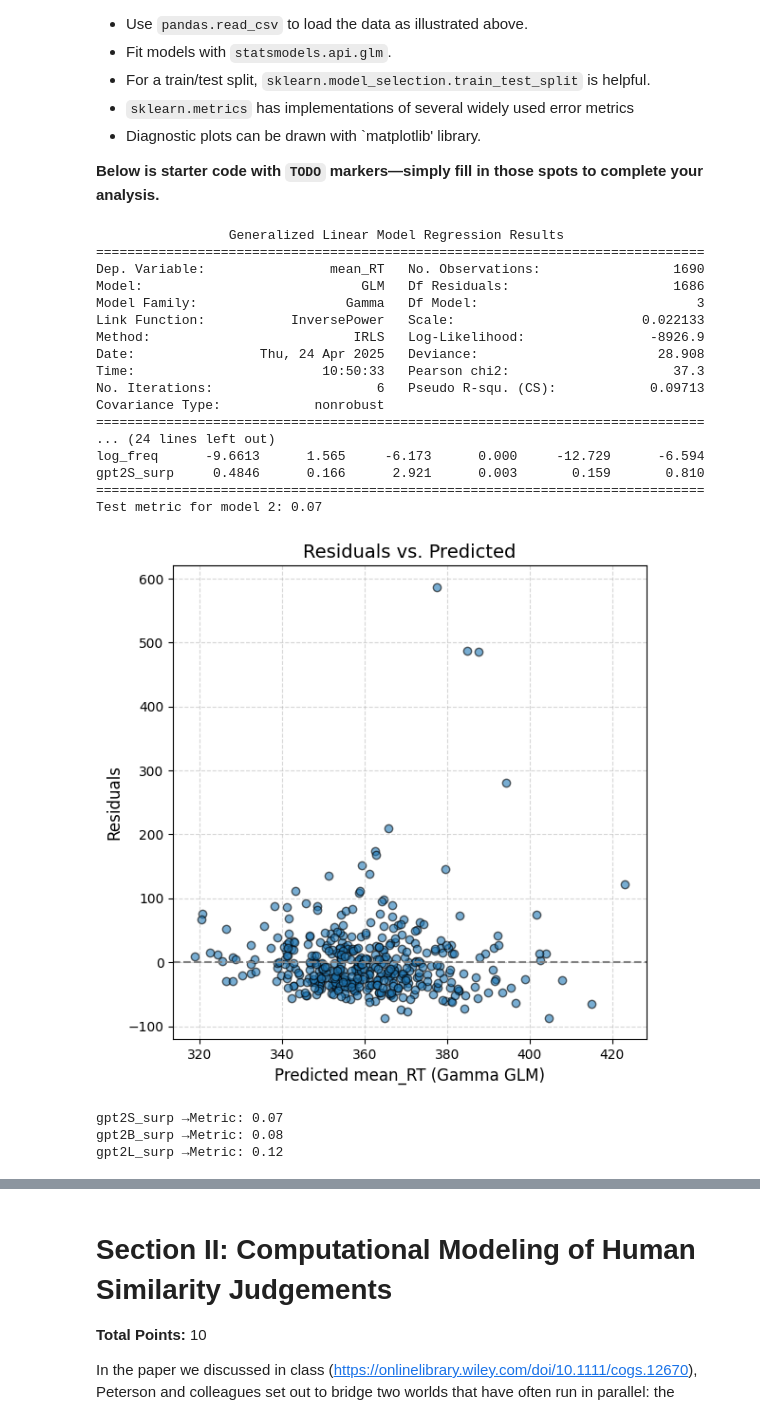
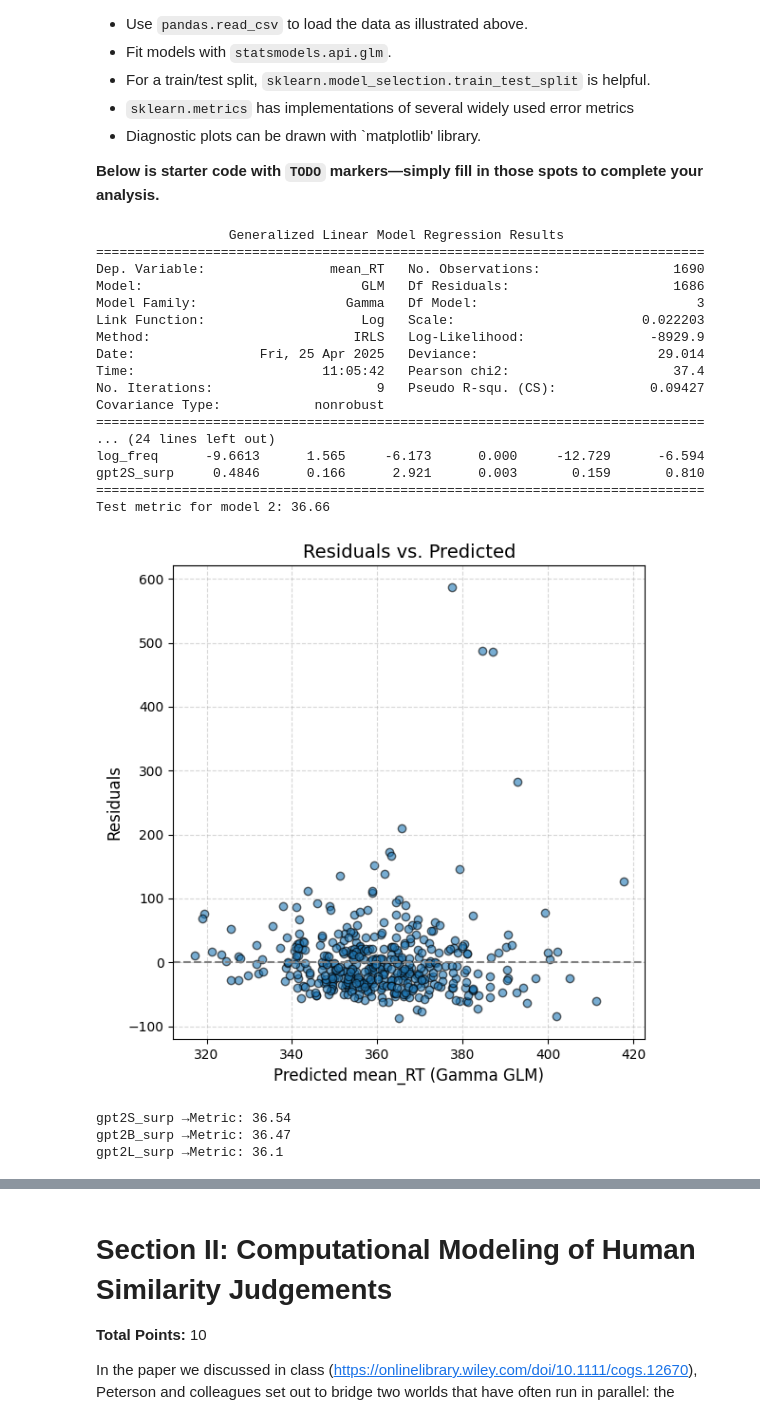
Before and after one commit to holliwood8/cogs202-notebooks, a Jupyter notebook: Homework1/HW1.ipynb, the cells around one changed output, grey strips where cells are left out. Saved outputs shown, nothing was run; the diff lists cells and outputs as text; code cells hidden in the pictures.

```diff
--- a/Homework1/HW1.ipynb
+++ b/Homework1/HW1.ipynb
@@ -263,7 +263,7 @@ Using your selected GLM family, fit three separate models—each including only
 import pandas as pd
 import statsmodels.api as sm
 from sklearn.model_selection import train_test_split
-from sklearn.metrics import mean_squared_error, r2_score
+from sklearn.metrics import mean_absolute_error
 import numpy as np
 
 def construct_design_matrix(df, predictors, target, add_intercept=True):
@@ -324,7 +324,7 @@ def fit_glm(X, y, family_name=None):
         "gaussian": sm.families.Gaussian(sm.families.links.Identity()),
         "poisson" : sm.families.Poisson(),
         "logistic": sm.families.Binomial(),
-        "gamma": sm.families.Gamma()
+        "gamma": sm.families.Gamma(sm.families.links.Log()),
     }
 
     # ------------------------------------------------------------------------------------
@@ -363,9 +363,9 @@ print(m1.summary())
 # Predict & compute test prediction error
 preds_1 = m1.predict(X_test)
 # ------------------------------------------------------------------------------------------------------------------------------------------
-# TODO 6– Compute the error metric to evaluate the goodnest of your predictions. Replace 'chosen_error_metric' with your chosen metric
+# TODO 6– Compute the error metric to evaluate the goodness of your predictions. Replace 'chosen_error_metric' with your chosen metric
 # ---------------------------------------------------------------------------------------------------------------------------------------
-metric_1 = np.round(r2_score(y_test, preds_1), decimals=2)
+metric_1 = np.round(mean_absolute_error(y_test, preds_1), decimals=2)
 print("Test metric for model 1:", metric_1)
 
 
@@ -381,7 +381,7 @@ preds_2 = m2.predict(X_test)
 # ------------------------------------------------------------------------------------------------------------
 # TODO 8– Compute the error metric to evaluate the goodnest of your predictions for the second model. Replace 'chosen_error_metric' with your chosen metric
 # ------------------------------------------------------------------------------------------------------------
-metric_2 = np.round(r2_score(y_test, preds_2), decimals=2)
+metric_2 = np.round(mean_absolute_error(y_test, preds_2), decimals=2)
 print("Test metric for model 2:", metric_2)
 
 
@@ -394,41 +394,41 @@ ax.scatter(preds_1, residuals, alpha=0.6, edgecolor='k')
 ax.axhline(0, color='gray', linestyle='--')
 ax.set_xlabel("Predicted mean_RT (Gamma GLM)", fontsize=12)
 ax.set_ylabel("Residuals", fontsize=12)
 ax.set_title("Residuals vs. Predicted", fontsize=14)
 plt.grid(True, linestyle='--', alpha=0.5)
 plt.tight_layout()
 plt.show()
 
 # ------------------------------------------------------------------------------------------------------------
 # TODO 10– Fit the model with different GPT2-* models
 # ------------------------------------------------------------------------------------------------------------
 
 for surp in ['gpt2S_surp','gpt2B_surp','gpt2L_surp']:
     X, y = construct_design_matrix(df, predictors=['chars','log_freq']+[surp], target=target)
     X_train, X_test, y_train, y_test = train_test_split(
     X, y, test_size=0.2, random_state=42)
     m = fit_glm(X_train, y_train, family_name='gamma')
     preds = m.predict(X_test)
-    print(surp, "→Metric:", np.round(r2_score(y_test, preds),decimals=2))
+    print(surp, "→Metric:", np.round(mean_absolute_error(y_test, preds),decimals=2))
 # %% [output]
                  Generalized Linear Model Regression Results
 ==============================================================================
 Dep. Variable:                mean_RT   No. Observations:                 1690
 Model:                            GLM   Df Residuals:                     1686
 Model Family:                   Gamma   Df Model:                            3
-Link Function:           InversePower   Scale:                        0.022133
-Method:                          IRLS   Log-Likelihood:                -8926.9
-Date:                Thu, 24 Apr 2025   Deviance:                       28.908
-Time:                        10:50:33   Pearson chi2:                     37.3
-No. Iterations:                     6   Pseudo R-squ. (CS):            0.09713
+Link Function:                    Log   Scale:                        0.022203
+Method:                          IRLS   Log-Likelihood:                -8929.9
+Date:                Fri, 25 Apr 2025   Deviance:                       29.014
+Time:                        11:05:42   Pearson chi2:                     37.4
+No. Iterations:                     9   Pseudo R-squ. (CS):            0.09427
 Covariance Type:            nonrobust
 ==============================================================================
 ... (24 lines left out)
 log_freq      -9.6613      1.565     -6.173      0.000     -12.729      -6.594
 gpt2S_surp     0.4846      0.166      2.921      0.003       0.159       0.810
 ==============================================================================
-Test metric for model 2: 0.07
+Test metric for model 2: 36.66
-[figure, old version]
+[figure, new version]
-gpt2S_surp →Metric: 0.07
-gpt2B_surp →Metric: 0.08
-gpt2L_surp →Metric: 0.12
+gpt2S_surp →Metric: 36.54
+gpt2B_surp →Metric: 36.47
+gpt2L_surp →Metric: 36.1
```
Also changed, not shown: parts of 8 cells of this notebook.
